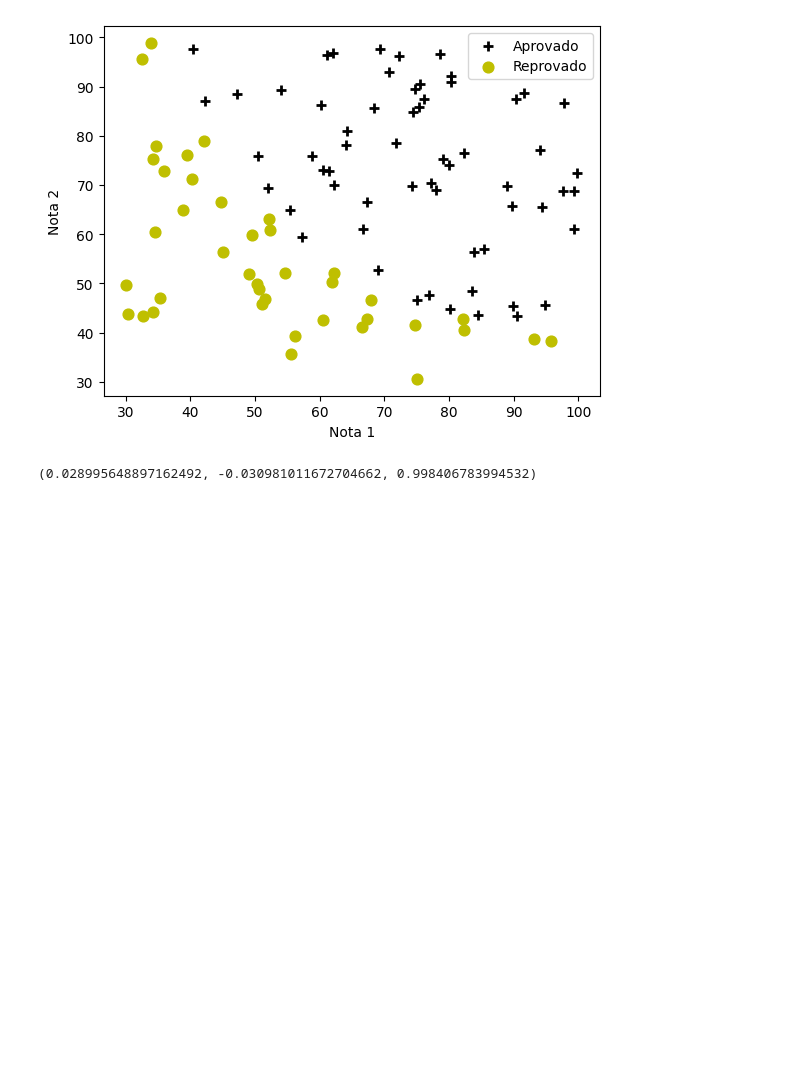
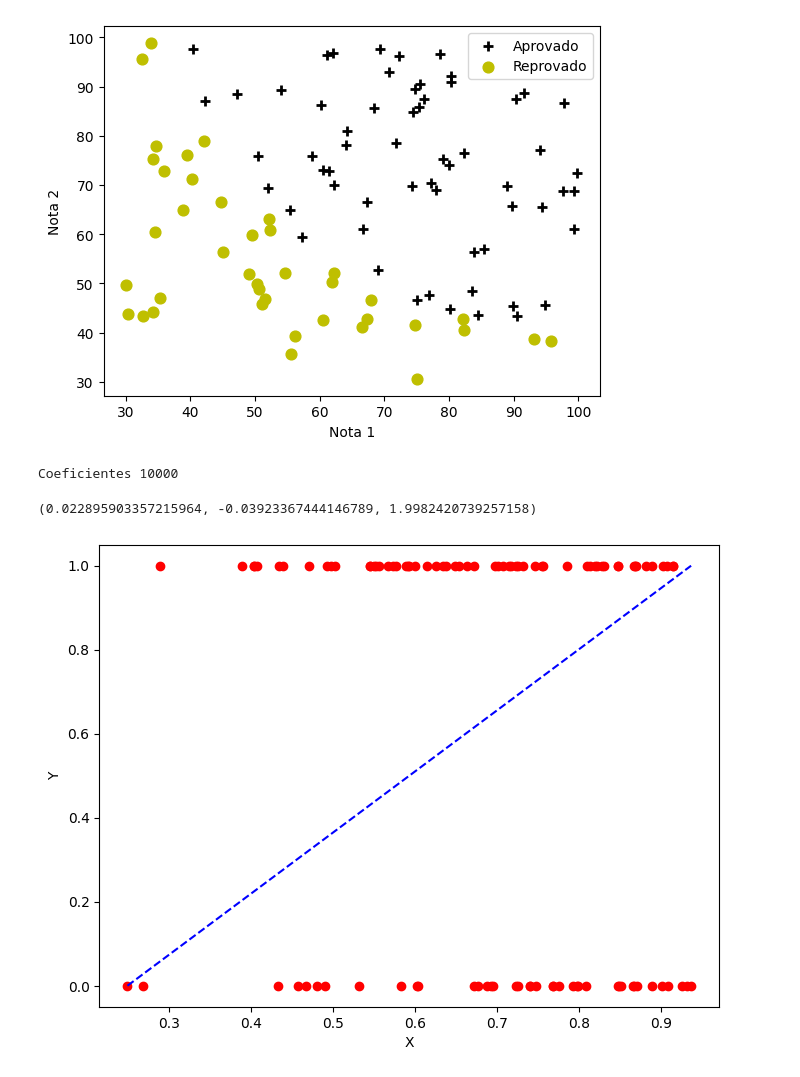
Before and after one commit to Ahmedntc/Computational-Science, a Jupyter notebook: logRegression/Regressao logistica.ipynb, the cells around one changed output. Saved outputs shown, nothing was run; the diff lists cells and outputs as text; code cells hidden in the pictures; blank space fills up the shorter version.

Commit message:
Plots

```diff
--- a/logRegression/Regressao logistica.ipynb
+++ b/logRegression/Regressao logistica.ipynb
@@ -37,7 +37,7 @@ def sigmoide(x1,x2,a,b,c):
 # %%
 #função do calculo de erro/perdas
 def crossEntropy(N, sig, y):
-    logLoss =  (np.sum(y*np.log(sig) + (1-y)*np.log(1-sig)))
+    logLoss =  -(np.sum(y*np.log(sig) + (1-y)*np.log(1-sig)))
     return logLoss/N
 # %%
 # Método de aprendizado Gradient Descent
@@ -46,26 +46,30 @@ def gradDescent(x1, x2, y, iteraçoes = 10000, alfa = 1e-6, epsilon = 1e-6):
     count = 0
     a = 0.1
     b = 0.01
-    c = 1
+    c = 2
     n = len(y)
 
     perdas = []
+    perdasm = []
     var_a = []
+    var_b = []
     perda_anterior = float('inf')
     for i in range(iteraçoes):
         #prediçao do dado com coeficientes atuais
-
         sig = sigmoide(x1, x2, a, b, c)
         #calculo de erros/perdas
         loss = crossEntropy(n, sig, y)
         count += 1
         if abs(perda_anterior - loss) <= epsilon:
-            return a, b, c, perdas, var_a
+            print(f"Coeficientes {count} iterações")
+            return a, b, c, perdas, var_a, var_b,  count
 
         perda_anterior = loss
 
         perdas.append(loss)
+        perdasm.append(loss/n)
         var_a.append(a)
+        var_b.append(b)
 
         #gradiente
         derivada_a = (1/n) * np.sum(x1 * (sig - y))
@@ -77,11 +81,25 @@ def gradDescent(x1, x2, y, iteraçoes = 10000, alfa = 1e-6, epsilon = 1e-6):
         b = b - (alfa * derivada_b)
         c = c - (alfa * derivada_c)
 
-    return a, b, c, perdas, var_a
+    print(f"Coeficientes {count}")
+    return a, b, c, perdas, var_a, var_b,  count
 # %%
-perdas, var_a = [], []
-a, b, c, perdas, var_a = gradDescent(notas1, notas2, results)
+perdas, var_a, var_b= [], [], []
+a, b, c, perdas, var_a, var_b,  iters = gradDescent(notas1, notas2, results)
 
-a, b, c
+a,b,c
 # %% [output]
-(0.028995648897162492, -0.030981011672704662, 0.998406783994532)
+Coeficientes 10000
+(0.022895903357215964, -0.03923367444146789, 1.9982420739257158)
+# %%
+Y_pred = sigmoide(notas1, notas2, a, b, c)
+
+# Plotando os mesmos dados com a linha
+plt.figure(figsize = (8,6))
+plt.scatter(Y_pred, results, marker='o', color='red')
+plt.plot([min(Y_pred), max(Y_pred)], [min(results), max(results)], color='blue',markerfacecolor='red', markersize=10,linestyle='dashed')
+plt.xlabel("X")
+plt.ylabel("Y")
+plt.show()
+# %% [output]
+[figure, added]
```
Also changed, not shown: parts of 2 cells of this notebook.
